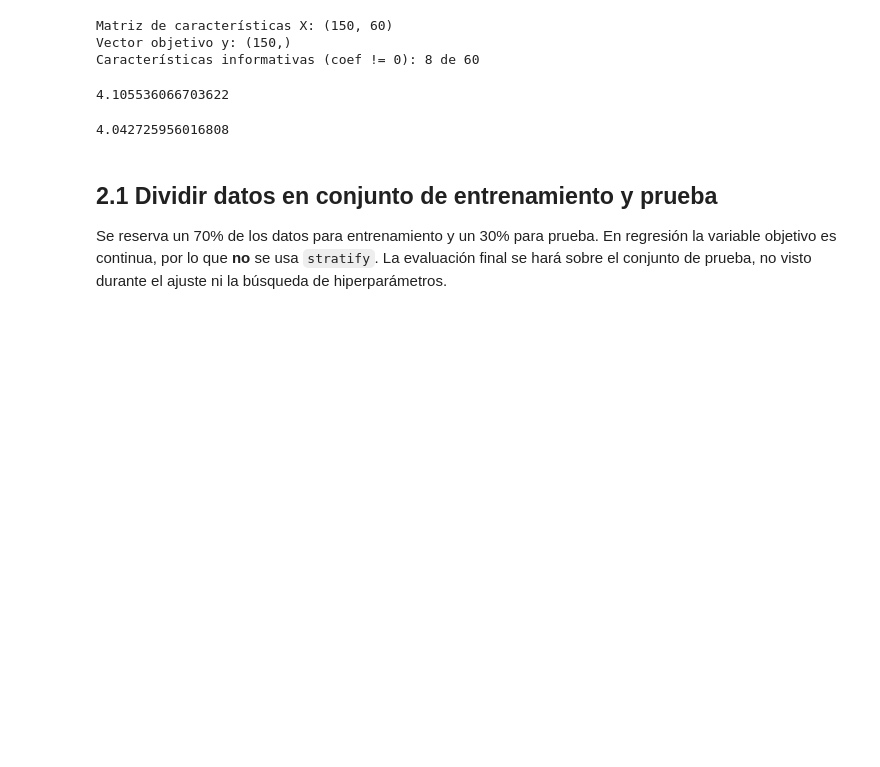
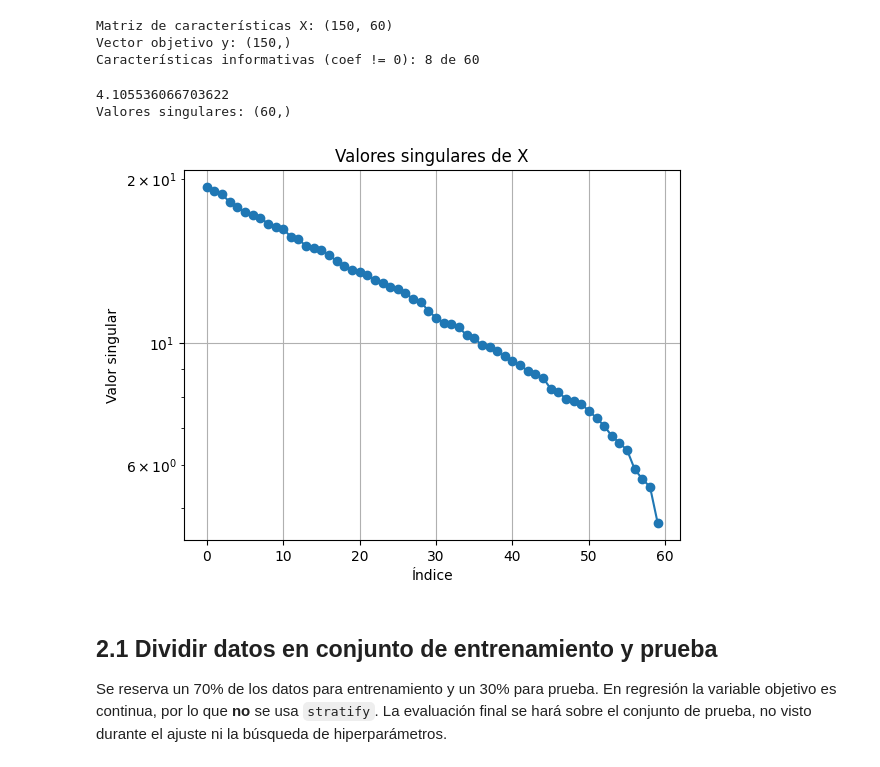
Before and after one commit to shernandez-ucm/Machine_Learning_MDS211, a Jupyter notebook: laboratorios/2.-laboratorio_regularizacion_feature_engineering.ipynb, the cells around one changed output. Drawn from its saved outputs; the diff is of its cells as text; code cells hidden in the pictures; blank space fills up the shorter version.

```diff
--- a/laboratorios/2.-laboratorio_regularizacion_feature_engineering.ipynb
+++ b/laboratorios/2.-laboratorio_regularizacion_feature_engineering.ipynb
@@ -52,20 +52,25 @@ Vector objetivo y: (150,)
 Características informativas (coef != 0): 8 de 60
 # %%
 # SVD: X = U * Sigma * V^T
-U, singular_values, Vt = np.linalg.svd(X, full_matrices=False)
+U, singular_values, Vt = np.linalg.svd(X, full_matrices=True)
 
 # Número de condición (razón entre el mayor y menor valor singular)
 condition_number = singular_values[0] / singular_values[-1]
 print(condition_number)
+print(f"Valores singulares: {singular_values.shape}")
 # %% [output]
 4.105536066703622
+Valores singulares: (60,)
-# %%
-X_scaled = StandardScaler().fit_transform(X)
-U_scaled, singular_values_scaled, Vt_scaled = np.linalg.svd(X_scaled, full_matrices=False)
-condition_number_scaled = singular_values_scaled[0] / singular_values_scaled[-1]
-print(condition_number_scaled)
-# %% [output]
-4.042725956016808
+# %%
+plt.plot(singular_values, marker='o')
+plt.title('Valores singulares de X')
+plt.xlabel('Índice')
+plt.ylabel('Valor singular')
+plt.yscale('log')
+plt.grid()
+plt.show()
+# %% [output]
+[figure, added]
 # %% [markdown]
 ## 2.1 Dividir datos en conjunto de entrenamiento y prueba
 Se reserva un 70% de los datos para entrenamiento y un 30% para prueba. En regresión la variable objetivo es continua, por lo que **no** se usa `stratify`. La evaluación final se hará sobre el conjunto de prueba, no visto durante el ajuste ni la búsqueda de hiperparámetros.
```
Also changed, not shown: parts of 5 cells of this notebook, 4 other files.
